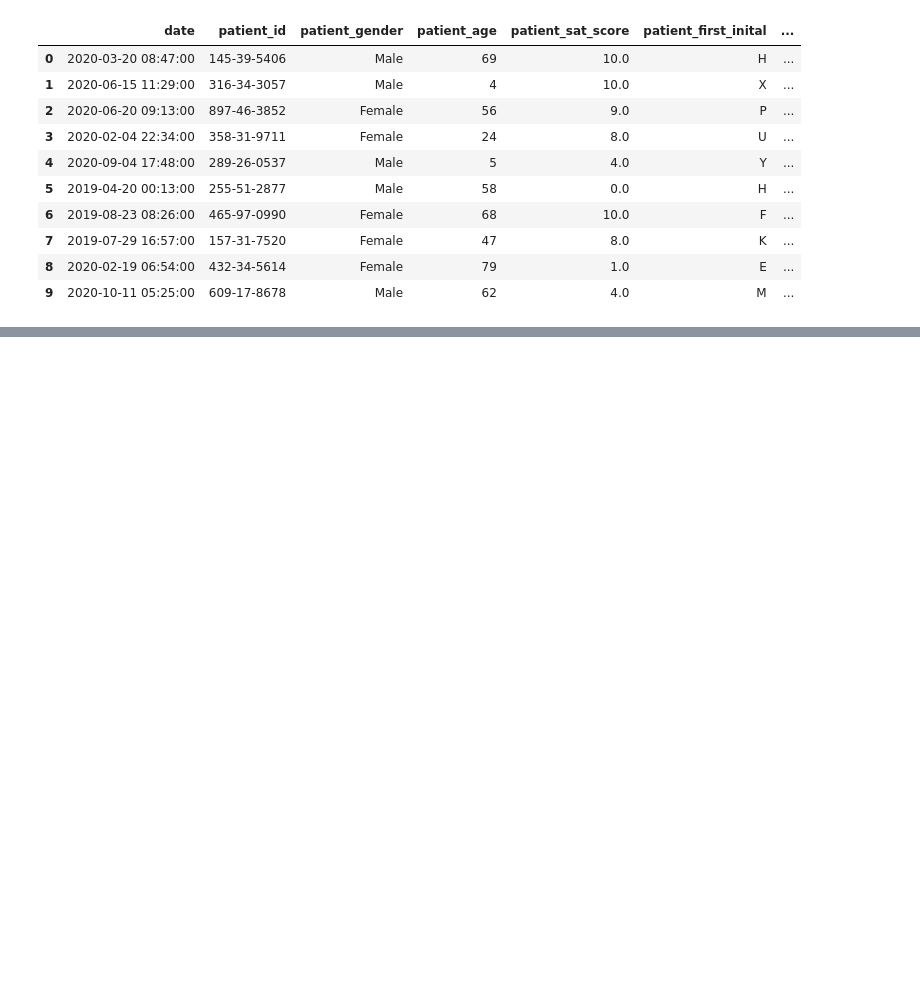
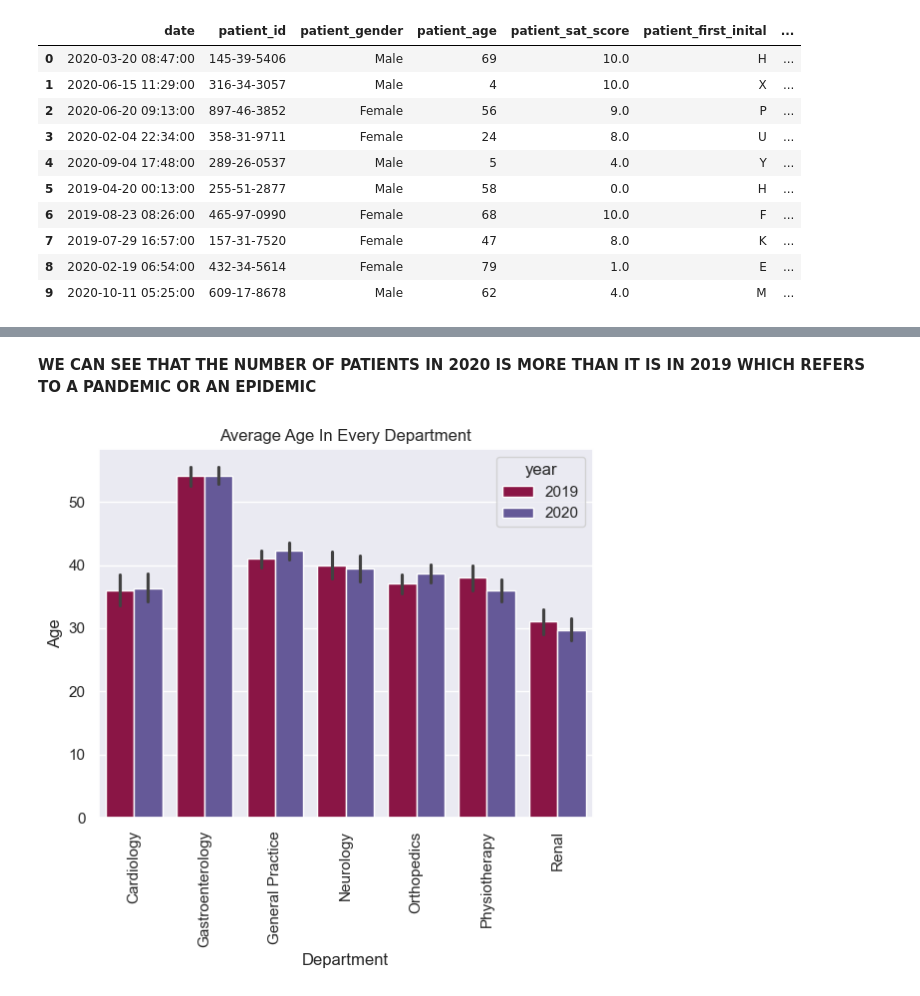
Before and after one commit to Ahmed-level0/Cleaning-Hospital-Data, a Jupyter notebook: cleaningH.ipynb, the cells around one changed output, grey strips where cells are left out. Drawn from its saved outputs; the diff is of its cells as text; code cells hidden in the pictures; blank space fills up the shorter version.

```diff
--- a/cleaningH.ipynb
+++ b/cleaningH.ipynb
@@ -53,0 +80,11 @@ hospital_data_copy['department_referral'] = hospital_data_copy['department_refer
+# %% [markdown]
+**WE CAN SEE THAT THE NUMBER OF PATIENTS IN 2020 IS MORE THAN IT IS IN 2019 WHICH REFERS TO A PANDEMIC OR AN EPIDEMIC**
+# %%
+sns.barplot(data = hospital_data_copy, x = 'department_referral',y = 'patient_age', palette='Spectral', hue= 'year')
+plt.title("Average Age In Every Department")
+plt.xlabel("Department")
+plt.ylabel("Age")
+plt.xticks(rotation= 90)
+plt.show()
+# %% [output]
+[figure, added]
```
Also changed, not shown: parts of 13 cells of this notebook.
